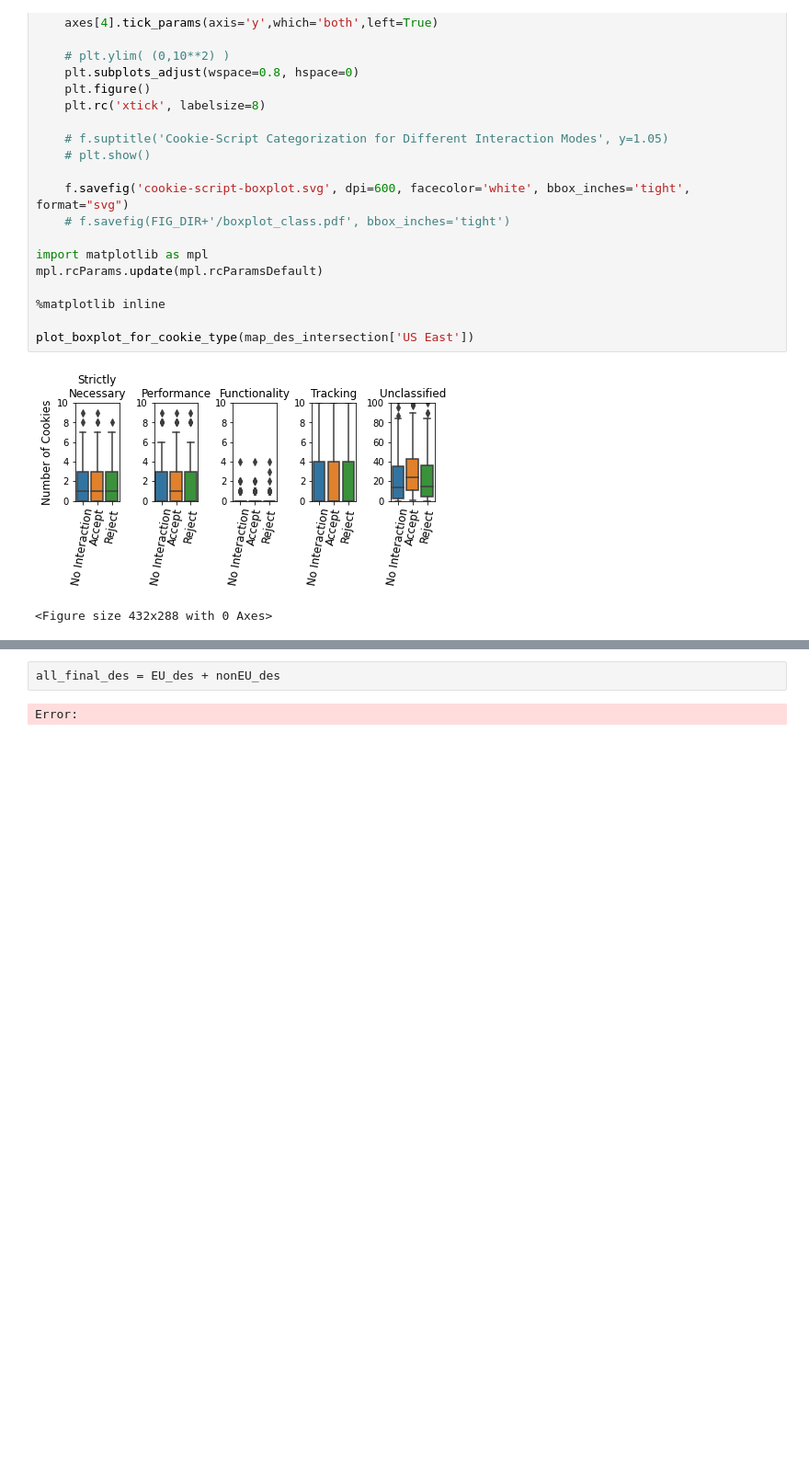
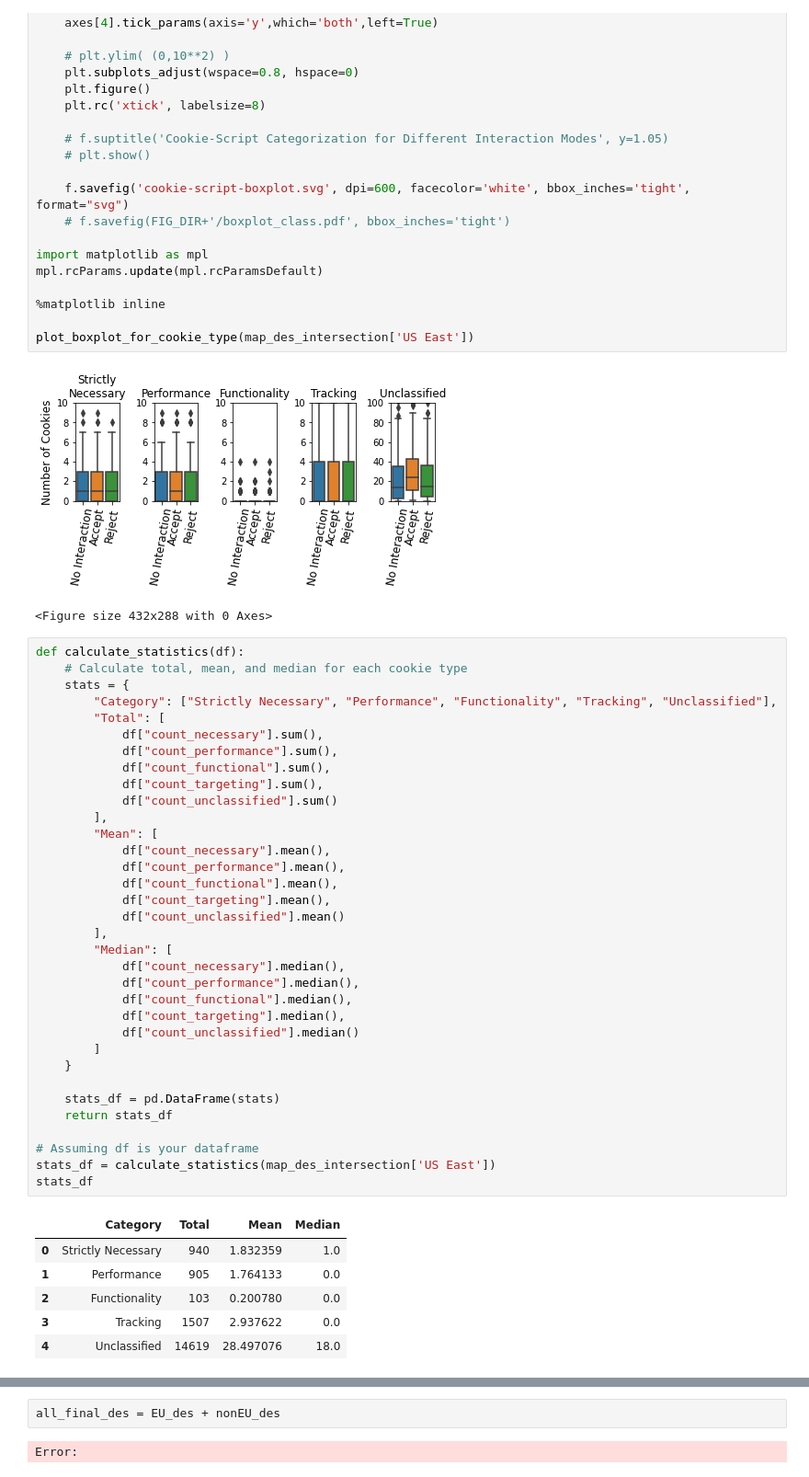
Before and after one commit to maxwellmlin/dataverse-files, a Jupyter notebook: reproducibility/analysis.ipynb, the cells around one changed output, grey strips where cells are left out. Shown: that part at 92% size. Cells and saved outputs as stored; diff of their text form; blank space fills up the shorter version.

```diff
--- a/reproducibility/analysis.ipynb
+++ b/reproducibility/analysis.ipynb
@@ -1217,6 +1321,47 @@ plot_boxplot_for_cookie_type(map_des_intersection['US East'])
 # %% [output]
 [figure]
 <Figure size 432x288 with 0 Axes>
+# %%
+def calculate_statistics(df):
+    # Calculate total, mean, and median for each cookie type
+    stats = {
+        "Category": ["Strictly Necessary", "Performance", "Functionality", "Tracking", "Unclassified"],
+        "Total": [
+            df["count_necessary"].sum(),
+            df["count_performance"].sum(),
+            df["count_functional"].sum(),
+            df["count_targeting"].sum(),
+            df["count_unclassified"].sum()
+        ],
+        "Mean": [
+            df["count_necessary"].mean(),
+            df["count_performance"].mean(),
+            df["count_functional"].mean(),
+            df["count_targeting"].mean(),
+            df["count_unclassified"].mean()
+        ],
+        "Median": [
+            df["count_necessary"].median(),
+            df["count_performance"].median(),
+            df["count_functional"].median(),
+            df["count_targeting"].median(),
+            df["count_unclassified"].median()
+        ]
+    }
+
+    stats_df = pd.DataFrame(stats)
+    return stats_df
+
+# Assuming df is your dataframe
+stats_df = calculate_statistics(map_des_intersection['US East'])
+stats_df
+# %% [output]
+|  | Category | Total | Mean | Median |
+| 0 | Strictly Necessary | 940 | 1.832359 | 1.0 |
+| 1 | Performance | 905 | 1.764133 | 0.0 |
+| 2 | Functionality | 103 | 0.200780 | 0.0 |
+| 3 | Tracking | 1507 | 2.937622 | 0.0 |
+| 4 | Unclassified | 14619 | 28.497076 | 18.0 |
 # %%
 EU_des = [map_des_finals[loc] for loc in EU_locs]
 nonEU_des = [map_des_finals[loc] for loc in nonEU_locs]
```
Also changed, not shown: parts of 17 cells of this notebook, 3 other files.
